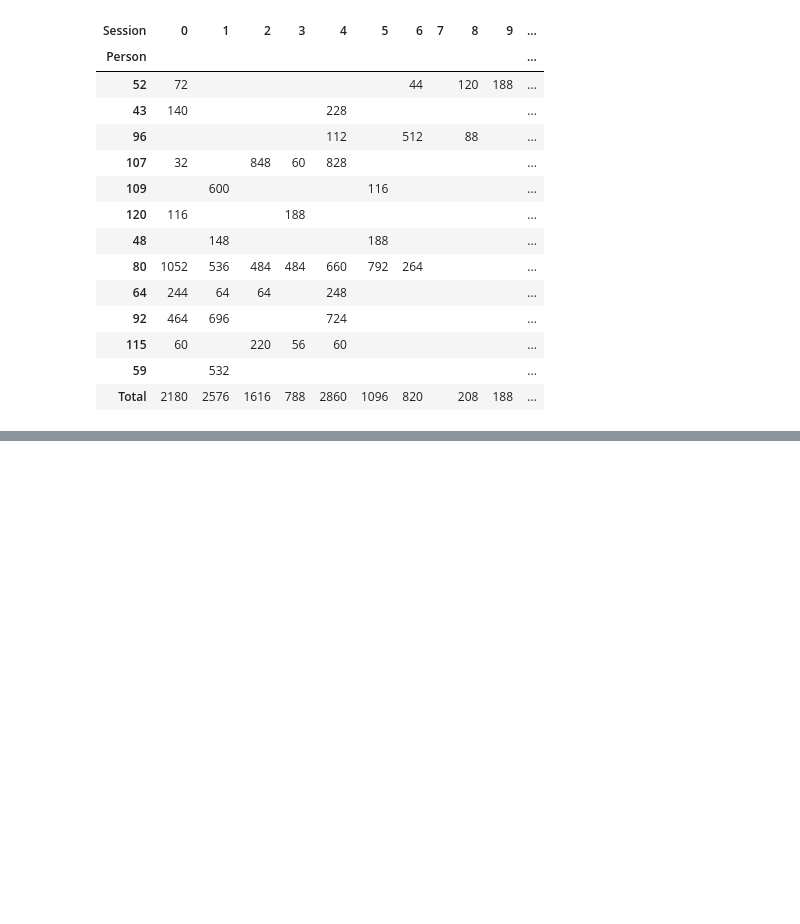
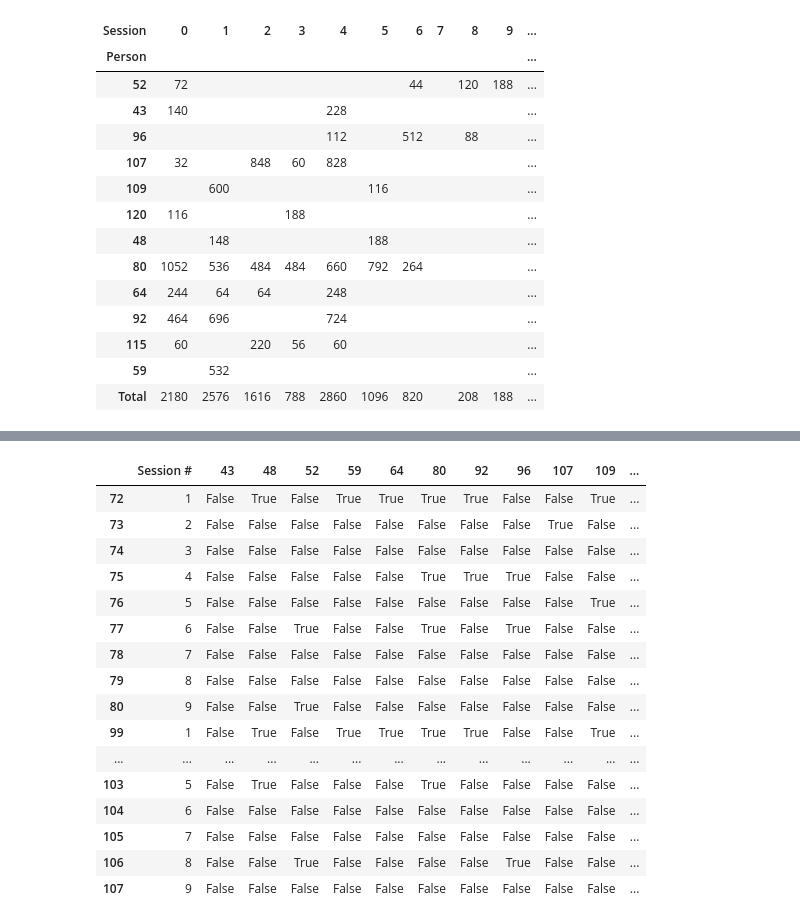
Before and after one commit to ntobis/federated-machine-learning, a Jupyter notebook: Notebooks/Table Preparation.ipynb, the cells around one changed output, grey strips where cells are left out. Cells and saved outputs as stored; diff of their text form; code cells hidden in the pictures; blank space fills up the shorter version.

```diff
--- a/Notebooks/Table Preparation.ipynb
+++ b/Notebooks/Table Preparation.ipynb
@@ -439,0 +579,20 @@ dL.create_pivot(os.path.join(DATA, 'group_2'), 'Person', 'Session', 'Person')
+# %%
+df_winners
+# %% [output]
+|  | Session # | 43 | 48 | 52 | 59 | 64 | 80 | 92 | 96 | 107 | 109 | ... |
+| 72 | 1 | False | True | False | True | True | True | True | False | False | True | ... |
+| 73 | 2 | False | False | False | False | False | False | False | False | True | False | ... |
+| 74 | 3 | False | False | False | False | False | False | False | False | False | False | ... |
+| 75 | 4 | False | False | False | False | False | True | True | True | False | False | ... |
+| 76 | 5 | False | False | False | False | False | False | False | False | False | True | ... |
+| 77 | 6 | False | False | True | False | False | True | False | True | False | False | ... |
+| 78 | 7 | False | False | False | False | False | False | False | False | False | False | ... |
+| 79 | 8 | False | False | False | False | False | False | False | False | False | False | ... |
+| 80 | 9 | False | False | True | False | False | False | False | False | False | False | ... |
+| 99 | 1 | False | True | False | True | True | True | True | False | False | True | ... |
+| ... | ... | ... | ... | ... | ... | ... | ... | ... | ... | ... | ... | ... |
+| 103 | 5 | False | True | False | False | False | True | False | False | False | False | ... |
+| 104 | 6 | False | False | False | False | False | False | False | False | False | False | ... |
+| 105 | 7 | False | False | False | False | False | False | False | False | False | False | ... |
+| 106 | 8 | False | False | True | False | False | False | False | True | False | False | ... |
+| 107 | 9 | False | False | False | False | False | False | False | False | False | False | ... |
```
Also changed, not shown: parts of 29 cells of this notebook, 10 other files.
